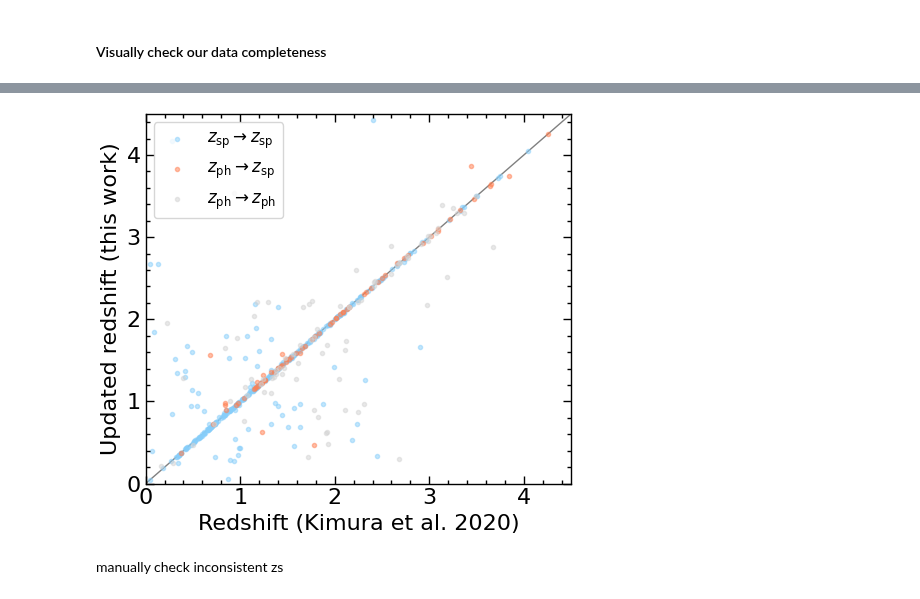
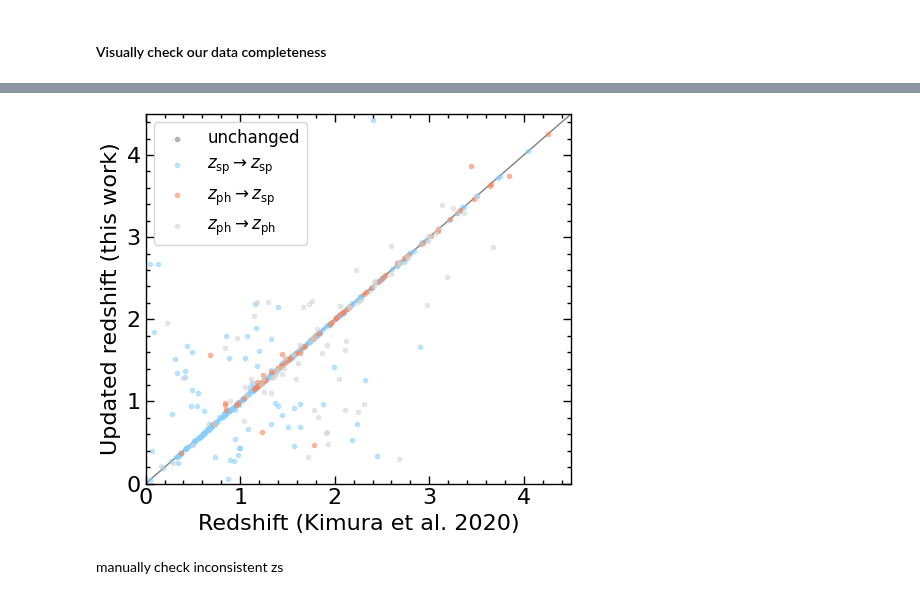
Before and after one commit to Chisen-Lupus/dwarf_agn_cosmos, a Jupyter notebook: hsc-ssp_specz.ipynb, the cells around one changed output, grey strips where cells are left out. Saved outputs shown, nothing was run; the diff lists cells and outputs as text; code cells hidden in the pictures.

```diff
--- a/hsc-ssp_specz.ipynb
+++ b/hsc-ssp_specz.ipynb
@@ -351,7 +304,7 @@ data_cosmos2020j = table.join(data_cosmos2020, data_chandra, keys=['ID_CHANDRA']
 # %% [markdown]
 Actually do the matching to COSMOS2020
 # %%
-cat_COSMOS2020 = SkyCoord(data_cosmos2020j['ALPHA_J2000'], data_cosmos2020j['DELTA_J2000'], unit='deg')
+cat_COSMOS2020 = SkyCoord(data_cosmos2020['ALPHA_J2000'], data_cosmos2020['DELTA_J2000'], unit='deg')
 
 idx_agn2COSMOS20, idx_COSMOS20, d2d, d3d = cat_COSMOS2020.search_around_sky(cat_agn, 0.6*u.arcsec)
 # MISSING A FEW SOURCES COSMOS2015->COSMOS2020
@@ -394,3 +317,8 @@ data_cosmos2020j['CHANDRA_FLUXERR'] = np.ma.masked_array(data_cosmos2020j['CHAND
+# %%
+data_agn_updated['z3'] = -1.
+
+data_agn_updated['z3'][idx_agn2COSMOS20] = data_cosmos2020['lp_zq'][idx_COSMOS20]
+data_agn_updated['z3'][~np.isfinite(data_agn_updated['z3'])] = -1.
 # %% [markdown]
 ### Photo-z comparison
 
@@ -421,19 +349,6 @@ fig.tight_layout()
 fig.savefig('photoz.pdf', dpi=300)
 # %% [output]
 [figure]
-# %%
-data_agn_updated['z3'] = -1.
-
-data_agn_updated['z3'][idx_agn2COSMOS20] = data_cosmos2020j['lp_zq'][idx_COSMOS20]
-data_agn_updated['z3'][~np.isfinite(data_agn_updated['z3'])] = -1.
-
-# z_cosmos = data_cosmos2020j['lp_zq'][idx_COSMOS20]
-# z_cosmos[~np.isfinite(z_cosmos)] = -1.0
-
-# data_agn['z_spec'] = -1.0
-# data_agn['z_spec'][idx_agn2COSMOS20] = data_cosmos2020j['lp_zq'][idx_COSMOS20]
-# data_agn['z'][data_agn['r_z']>1] = data_agn['z_spec'][data_agn['r_z']>1]
-# data_agn['r_z'][data_agn['r_z']>1] = 2 # COSMOS2020 photo-z
 # %% [markdown]
 Some of these spec-z's are wrong so careful there
 # %% [markdown]
@@ -445,14 +360,12 @@ SIMBAD > HSC > DEIMOS > COSMOS2020 > original
 
 z0 > z1 > z2 > z3 > z4
 # %%
-
-
 for i in [4, 3, 2, 1, 0]:
     mask_z = data_agn_updated['z%d'%i]!=-1
     data_agn_updated['z'][mask_z] = data_agn_updated['z%d'%i][mask_z]
     data_agn_updated['r_z'][mask_z] = i
 
-data_agn_updated = data_agn_updated['ID', 'RAdeg', 'DEdeg', 'z', 'z0', 'z1', 'z2', 'z3', 'z4', 'r_z', 'r_z0', 'r_z1', 'r_z4']
+data_agn_updated = data_agn_updated['ID', 'RAdeg', 'DEdeg', 'i-mag', 'X-flag', 'g-flag', 'r-flag', 'i-flag', 'z-flag', 'n-corr', 'ID-COSMOS2015', 'z', 'z0', 'z1', 'z2', 'z3', 'z4', 'r_z', 'r_z0', 'r_z1', 'r_z4']
 
 data_agn_updated.write('hsc_agn_updated.txt', format='ascii', overwrite=True)
 data_agn_updated
@@ -510,35 +423,39 @@ plt.grid(which='minor', alpha=0.5)
 # %%
 fig, ax = plt.subplots(1,1, figsize=(5, 4.5))
+
+mask_unchanged = (data_agn_updated['r_z']==4)
+ax.scatter(data_agn_updated['z4'][mask_unchanged], data_agn_updated['z'][mask_unchanged],
+           marker='.', color='gray', label=r'unchanged', alpha=0.5)
 
 mask_sp2sp = (data_agn_updated['r_z4']<=2) & (data_agn_updated['r_z']<=2)
 ax.scatter(data_agn_updated['z4'][mask_sp2sp], data_agn_updated['z'][mask_sp2sp],
            marker='.', color='lightskyblue', label=r'$z_{\rm sp} \rightarrow z_{\rm sp}$', alpha=0.5)
 
 mask_ph2sp = (data_agn_updated['r_z4']>=3) & (data_agn_updated['r_z']<=2)
 ax.scatter(data_agn_updated['z4'][mask_ph2sp], data_agn_updated['z'][mask_ph2sp],
            marker='.', color='coral', label=r'$z_{\rm ph} \rightarrow z_{\rm sp}$', alpha=0.5)
 
 mask_ph2ph = (data_agn_updated['r_z4']>=3) & (data_agn_updated['r_z']>=3)
 ax.scatter(data_agn_updated['z4'][mask_ph2ph], data_agn_updated['z'][mask_ph2ph],
            marker='.', color='lightgray', label=r'$z_{\rm ph} \rightarrow z_{\rm ph}$', alpha=0.5)
 
 # mask_sp2ph = (data_agn_updated['r_z4']<=2) & (data_agn_updated['r_z']>=3)
 # ax.scatter(data_agn_updated['z4'][mask_sp2ph], data_agn_updated['z'][mask_sp2ph],
 #            marker='.', color='r', label=r'$z_{\rm ph} \rightarrow z_{\rm ph}$')
 
 
 ax.plot([0, 4.5], [0, 4.5], lw=1, zorder=-2, color='gray')
 
 ax.set_xlabel('Redshift (Kimura et al. 2020)')
 ax.set_ylabel('Updated redshift (this work)')
 ax.legend(frameon=True, loc=2, fontsize=12)
 ax.set_xlim(0, 4.5)
 ax.set_ylim(0, 4.5)
 fig.savefig('specz.pdf', dpi=300)
 
 fig.tight_layout()
 # %% [output]
-[figure, old version]
+[figure, new version]
 # %% [markdown]
 manually check inconsistent zs
 # %%
```
Also changed, not shown: parts of 24 cells of this notebook, 2 other files.
